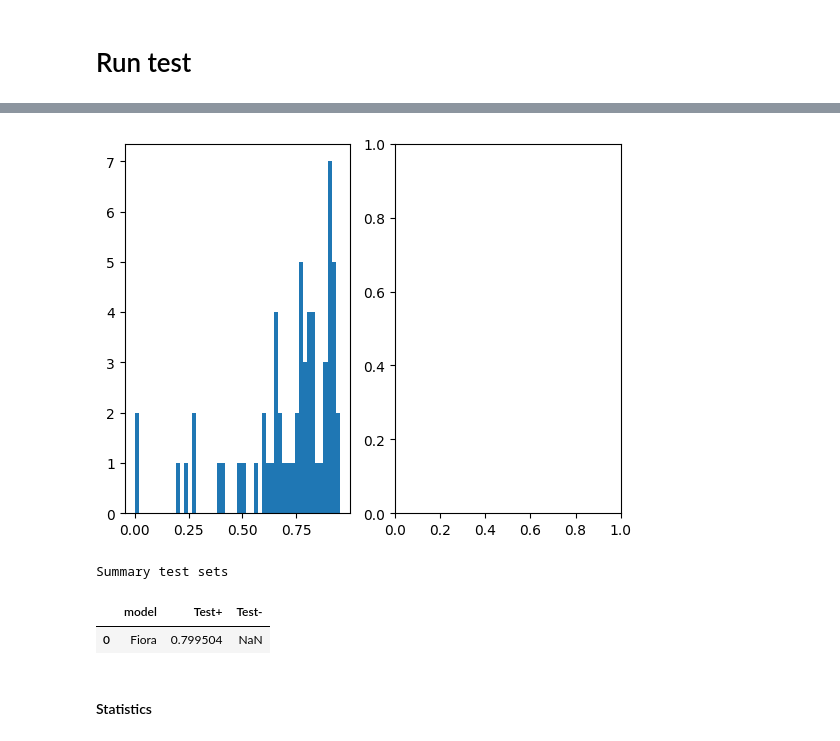
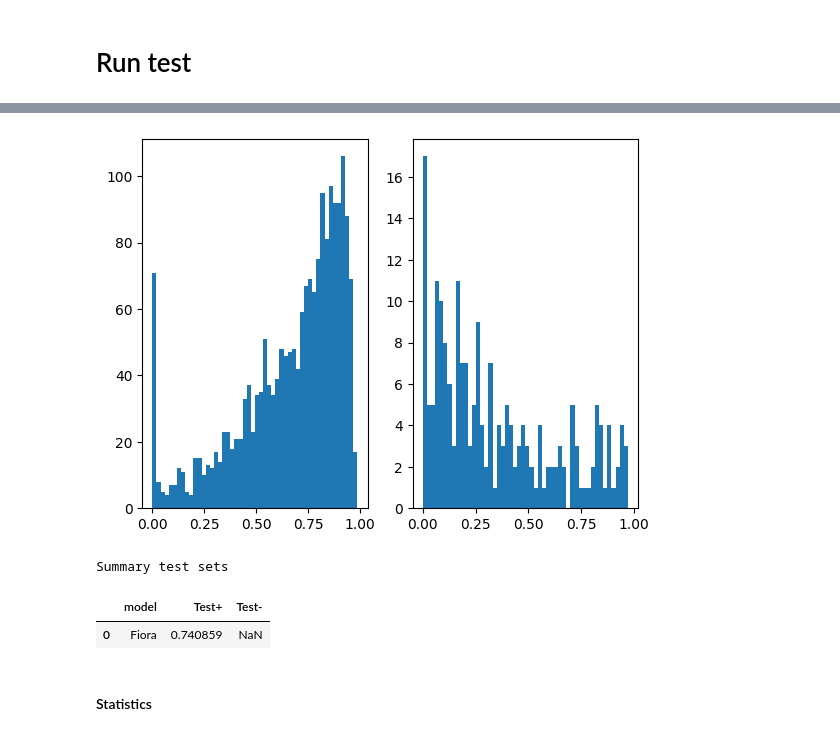
Before and after one commit to Micholms/ms_model_fiora, a Jupyter notebook: notebooks/evaluate_model.ipynb, the cells around one changed output, grey strips where cells are left out. Cells and saved outputs as stored; diff of their text form; code cells hidden in the pictures.

```diff
--- a/notebooks/evaluate_model.ipynb
+++ b/notebooks/evaluate_model.ipynb
@@ -51,11 +51,11 @@ Working with Python 3.10.8 | packaged by conda-forge | (main, Nov 22 2022, 08:26
 depth = 6
 v: str = "0.1.0"
 MODEL_PATH = f"../models/fiora_OS_v{v}.pt" # Release version
-MODEL_PATH="../../checkpoint_training.best.pt"
-MODEL_PATH="../../checkpoint_fine_tuned_Mona_v1.best.pt"
-MODEL_PATH="../../checkpoint_test_again.best.pt"
-MODEL_PATH="../Checkpoints/checkpoint_test_new_mona_tuned.best.pt"
-#MODEL_PATH="../../checkpoint_Mona_only.best.pt"
+#MODEL_PATH="../../checkpoint_training.best.pt"
+#MODEL_PATH="../../checkpoint_fine_tuned_Mona_v1.best.pt"
+#MODEL_PATH="../../../checkpoint_all_wells_new.best.pt"
+#MODEL_PATH="../Checkpoints/checkpoint_test_new_mona_tuned.best.pt"
+MODEL_PATH="../../../checkpoint_all_wells_mona_ft.best.pt"
 try:
     model = GNNCompiler.load_from_state_dict(MODEL_PATH)
 except:
@@ -135,9 +135,11 @@ def add_grouping(df):
 # %%
 #df, df_org = load_training_data()
 #df = load_training_data("../datasplits_Feb25_25.csv")
-#df = load_training_data("../../../Tims_Tof_data/test_A01_A10_processed.csv")
-df = load_training_data("../../../Tims_Tof_data/test_A01_B23_processed.csv")
+
+df = load_training_data("../../../Tims_Tof_data/MetaboScape/processed_data/test_A01_B23_processed_new.csv")
+df = load_training_data("../../../Tims_Tof_data/MetaboScape/plate20250408_5ppm_preprocessed.csv")
 df=restore_dict(df)
+
 df=add_grouping(df)
 print(df.groupby("lib")["group_id"].unique().apply(len))
 # %% [output]
@@ -223,7 +225,7 @@ See the caveats in the documentation: https://pandas.pydata.org/pandas-docs/stab
 # %% [markdown]
 ##### Load Casmi data
 # %%
-casmi16_path = f"../../CASMI16/casmi16_withCCS.csv"
+casmi16_path = f"../../../CASMI16/casmi16_withCCS.csv"
 #casmi22_path = f"{home}/data/metabolites/CASMI_2022/casmi22_withCCS.csv"
 
 df_cas = pd.read_csv(casmi16_path, index_col=[0], low_memory=False)
@@ -451,11 +451,10 @@ print(f"Testing the model")
 np.seterr(invalid='ignore')
 df_test = test_model(model, df_test)
 #df_msnlib_test = test_model(model, df_msnlib_test)
-#df_cas = test_cas16(model)
+df_cas = test_cas16(model)
 #df_cast = test_cas16(model, df_cas=df_cast)
 #df_cas22 = test_model(model, df_cas22)
 print("Done")
-df_test
 # %% [output]
 Testing the model
 Done
@@ -525,12 +523,13 @@ plt.show()
 # %%
+## For original
 #reset_matplotlib()
 fig, axs=plt.subplots(1,2)
 axs[0].hist(df_test["spectral_sqrt_cosine"], bins=50)
-#axs[1].hist(df_cas["spectral_sqrt_cosine_wo_prec"], bins=50)
+axs[1].hist(df_cas["spectral_sqrt_cosine_wo_prec"], bins=50)
 
 plt.show()
 # %% [output]
-[figure, old version]
+[figure, new version]
 # %%
 # Default score
 score = "spectral_sqrt_cosine"
@@ -547,7 +546,7 @@ summaryPos
 # %% [output]
 Summary test sets
 |  | model | Test+ | Test- |
-| 0 | Fiora | 0.799504 | NaN |
+| 0 | Fiora | 0.740859 | NaN |
 # %% [markdown]
 #### Statistics
 # %%
```
Also changed, not shown: parts of 8 cells of this notebook, 1 other file.
